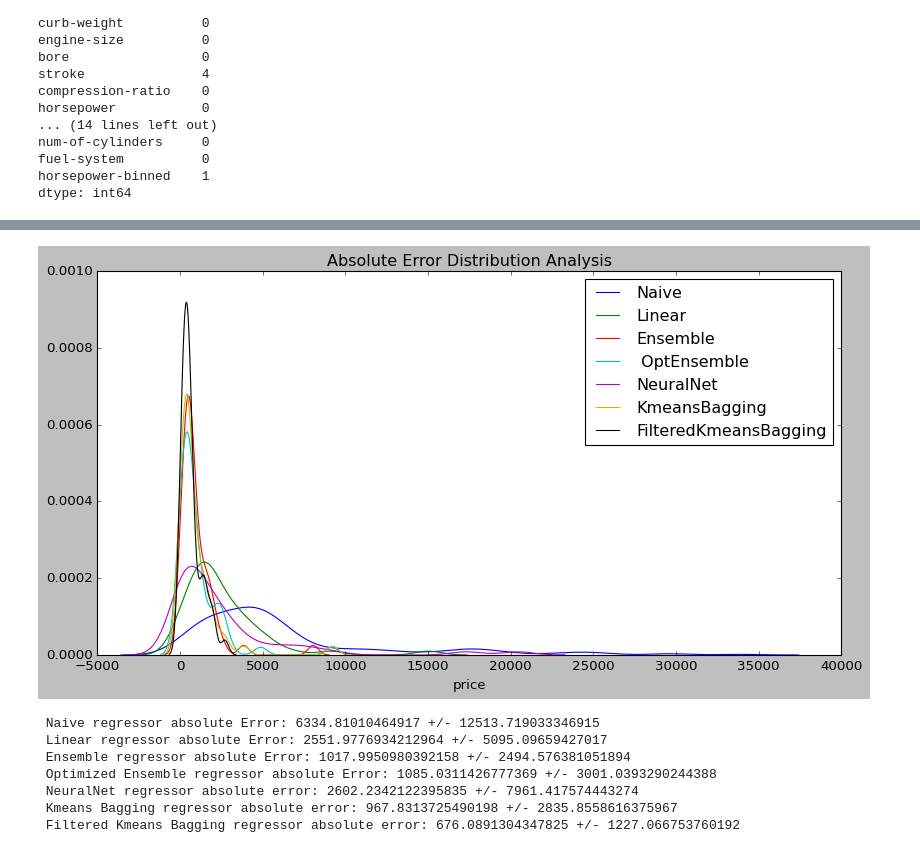
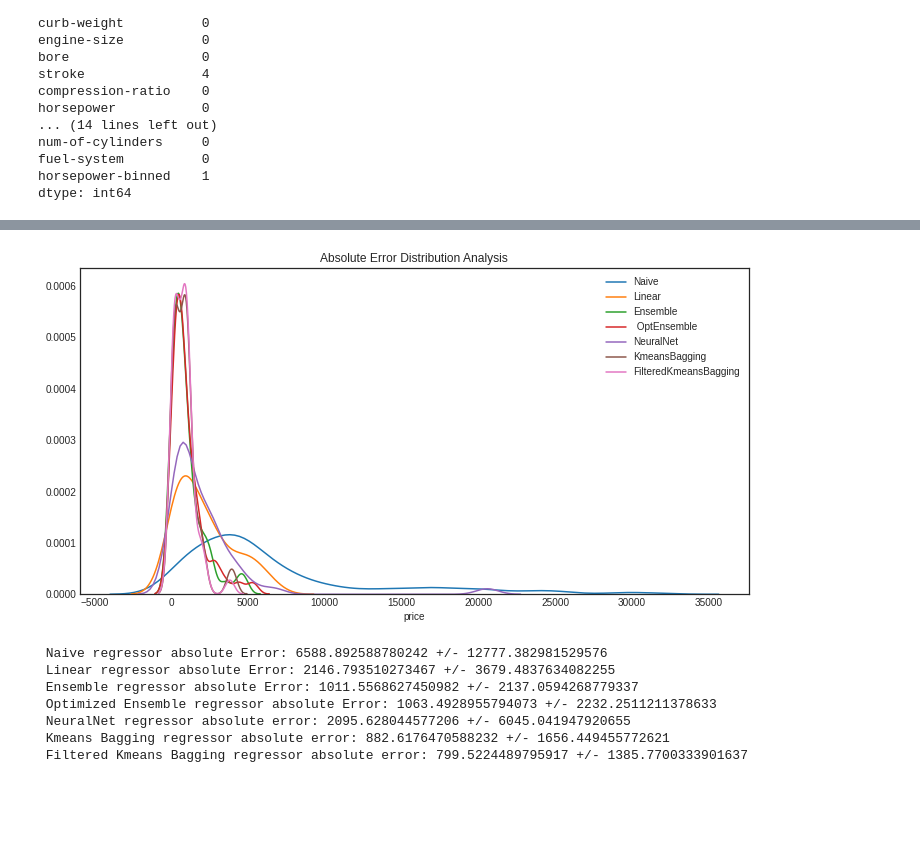
Before and after one commit to LeoFernanndes/portfolio, a Jupyter notebook: Regression_Optimization_Review.ipynb, the cells around one changed output, grey strips where cells are left out. Drawn from its saved outputs; the diff is of its cells as text; code cells hidden in the pictures; blank space fills up the shorter version.

```diff
--- a/Regression_Optimization_Review.ipynb
+++ b/Regression_Optimization_Review.ipynb
@@ -43,7 +47,7 @@ df.head()
 | 4 | 2 | 164 | audi | std | four | sedan | 4wd | ... |
 # %%
 print("Preço: {} +/- {}".format(df["price"].mean(), 2 * df["price"].std()))
-plt.style.use("classic")
+plt.style.use("seaborn-white")
 plt.title("Price Distribution")
 sns.distplot(df["price"])
 plt.show()
@@ -178,7 +195,7 @@ for column in df.columns:
     df[column] = le.fit_transform(df[column].astype("str"))
 
 norm = Normalizer()
-values = norm.fit_transform(df.values)
+values = norm.fit_transform(df.drop(columns=["price"]).values)
 
 n_clusters_ = 7
 
@@ -531,33 +579,33 @@ plt.show()
 # %%
 tamanho = 6
 #plt.style.available # to see available background style for plt
-plt.style.use("classic")
+plt.style.use("seaborn-white")
 plt.figure(figsize=(2 * tamanho, 1 * tamanho))
 sns.distplot(error_naive_regressor, hist=False, label="Naive")
 sns.distplot(error_linear_regressor, hist=False, label="Linear")
 sns.distplot(error_ensemble_regressor, hist=False, label="Ensemble")
 sns.distplot(error_optimized_ensemble_regressor, hist=False, label=" OptEnsemble")
 sns.distplot(error_nn_regressor, hist=False, label="NeuralNet")
 sns.distplot(error_kmeansBagging_classifier, hist=False, label="KmeansBagging")
 sns.distplot(error_filtered_kmeansBagging_classifier, hist=False, label="FilteredKmeansBagging")
 plt.title("Absolute Error Distribution Analysis")
 plt.legend()
 plt.show()
 
 print("")
 print(" {} absolute Error: {} +/- {}".format("Naive regressor", error_naive_regressor.mean(), 2 * error_naive_regressor.std()))
 print(" {} absolute Error: {} +/- {}".format("Linear regressor", error_linear_regressor.mean(), 2 * error_linear_regressor.std()))
 print(" {} absolute Error: {} +/- {}".format("Ensemble regressor", error_ensemble_regressor.mean(), 2 * error_ensemble_regressor.std()))
 print(" {} absolute Error: {} +/- {}".format("Optimized Ensemble regressor", error_optimized_ensemble_regressor.mean(), 2 * error_optimized_ensemble_regressor.std()))
 print(" {} absolute error: {} +/- {}".format("NeuralNet regressor", error_nn_regressor.mean(), 2 * error_nn_regressor.std()))
 print(" {} absolute error: {} +/- {}".format("Kmeans Bagging regressor", error_kmeansBagging_classifier.mean(), 2 * error_kmeansBagging_classifier.std()))
 print(" {} absolute error: {} +/- {}".format("Filtered Kmeans Bagging regressor", error_filtered_kmeansBagging_classifier.mean(), 2 * error_filtered_kmeansBagging_classifier.std()))
 # %% [output]
-[figure, old version]
+[figure, new version]
- Naive regressor absolute Error: 6334.81010464917 +/- 12513.719033346915
- Linear regressor absolute Error: 2551.9776934212964 +/- 5095.09659427017
- Ensemble regressor absolute Error: 1017.9950980392158 +/- 2494.576381051894
- Optimized Ensemble regressor absolute Error: 1085.0311426777369 +/- 3001.0393290244388
- NeuralNet regressor absolute error: 2602.2342122395835 +/- 7961.417574443274
- Kmeans Bagging regressor absolute error: 967.8313725490198 +/- 2835.8558616375967
- Filtered Kmeans Bagging regressor absolute error: 676.0891304347825 +/- 1227.066753760192
+ Naive regressor absolute Error: 6588.892588780242 +/- 12777.382981529576
+ Linear regressor absolute Error: 2146.793510273467 +/- 3679.4837634082255
+ Ensemble regressor absolute Error: 1011.5568627450982 +/- 2137.0594268779337
+ Optimized Ensemble regressor absolute Error: 1063.4928955794073 +/- 2232.2511211378633
+ NeuralNet regressor absolute error: 2095.628044577206 +/- 6045.041947920655
+ Kmeans Bagging regressor absolute error: 882.6176470588232 +/- 1656.449455772621
+ Filtered Kmeans Bagging regressor absolute error: 799.5224489795917 +/- 1385.7700333901637
```
Also changed, not shown: parts of 33 cells of this notebook.
